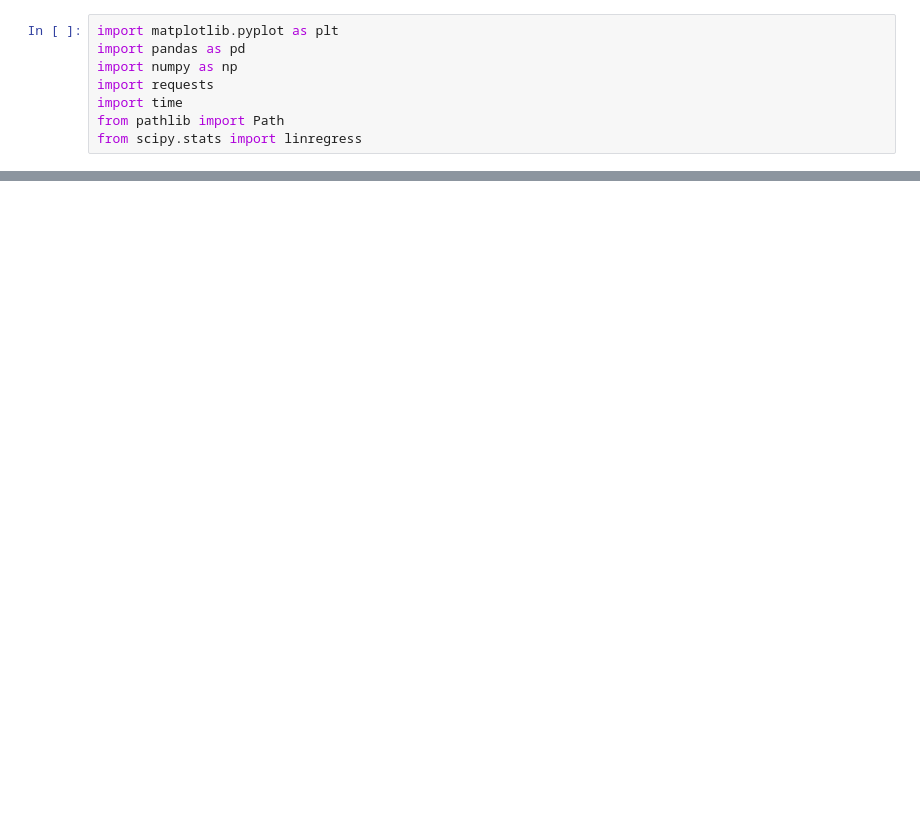
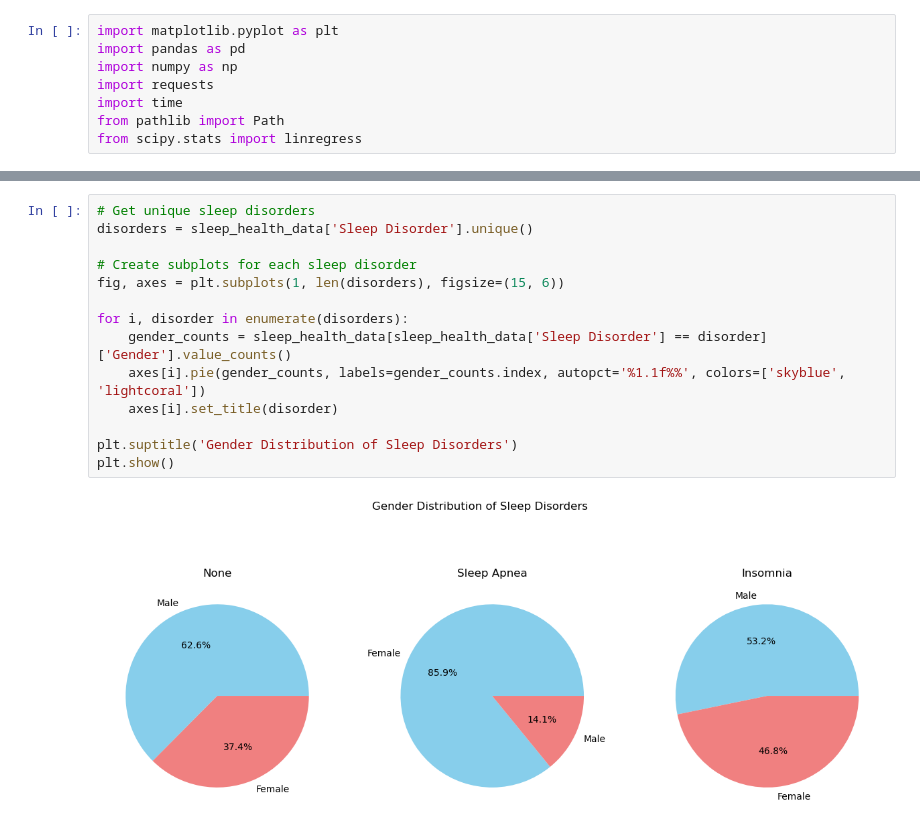
Before and after one commit to GBishop85/Project-One, a Jupyter notebook: Project_1_Sleep_Disorders.ipynb, the cells around one changed output, grey strips where cells are left out. Drawn from its saved outputs; the diff is of its cells as text; blank space fills up the shorter version.

```diff
--- a/Project_1_Sleep_Disorders.ipynb
+++ b/Project_1_Sleep_Disorders.ipynb
@@ -107,0 +71,16 @@ plt.show()
+# %%
+# Get unique sleep disorders
+disorders = sleep_health_data['Sleep Disorder'].unique()
+
+# Create subplots for each sleep disorder
+fig, axes = plt.subplots(1, len(disorders), figsize=(15, 6))
+
+for i, disorder in enumerate(disorders):
+    gender_counts = sleep_health_data[sleep_health_data['Sleep Disorder'] == disorder]['Gender'].value_counts()
+    axes[i].pie(gender_counts, labels=gender_counts.index, autopct='%1.1f%%', colors=['skyblue', 'lightcoral'])
+    axes[i].set_title(disorder)
+
+plt.suptitle('Gender Distribution of Sleep Disorders')
+plt.show()
+# %% [output]
+[figure, added]
```
Also changed, not shown: parts of 9 cells of this notebook.
